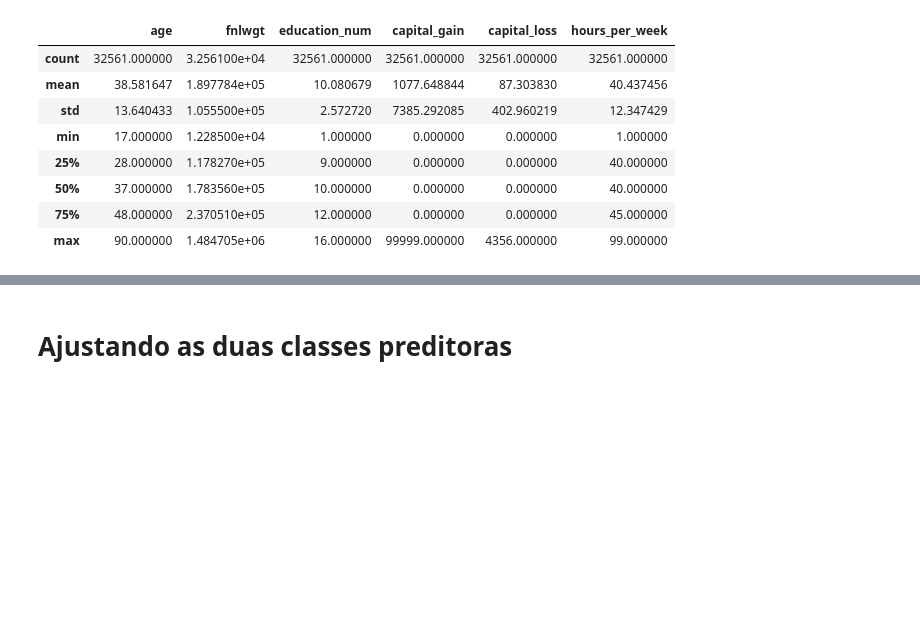
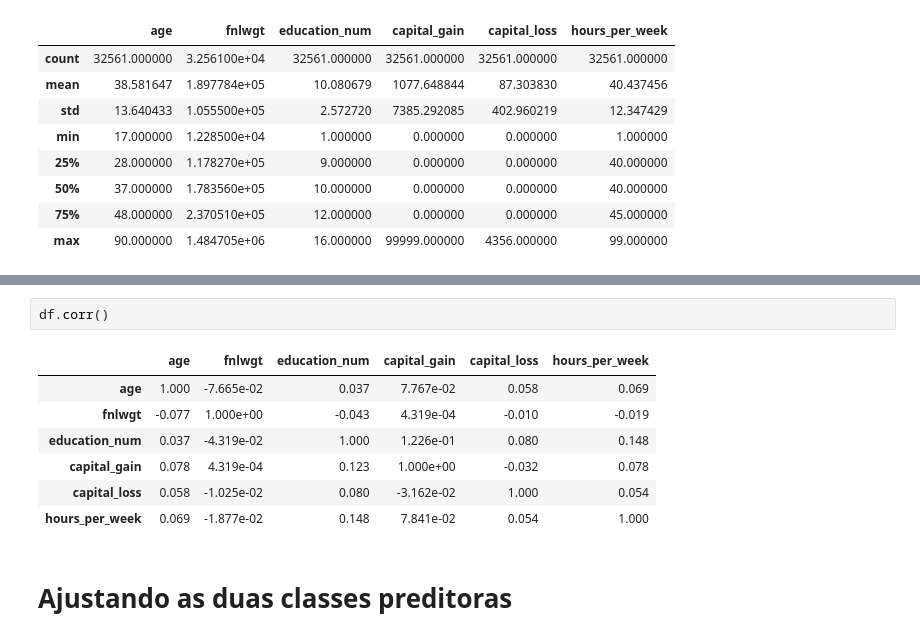
Before and after one commit to Yaak3/Salary_Classification, a Jupyter notebook: project.ipynb, the cells around one changed output, grey strips where cells are left out. Drawn from its saved outputs; the diff is of its cells as text; blank space fills up the shorter version.

```diff
--- a/project.ipynb
+++ b/project.ipynb
@@ -167,3 +177,13 @@ dtype: int64
+# %%
+df.corr()
+# %% [output]
+|  | age | fnlwgt | education_num | capital_gain | capital_loss | hours_per_week |
+| age | 1.000 | -7.665e-02 | 0.037 | 7.767e-02 | 0.058 | 0.069 |
+| fnlwgt | -0.077 | 1.000e+00 | -0.043 | 4.319e-04 | -0.010 | -0.019 |
+| education_num | 0.037 | -4.319e-02 | 1.000 | 1.226e-01 | 0.080 | 0.148 |
+| capital_gain | 0.078 | 4.319e-04 | 0.123 | 1.000e+00 | -0.032 | 0.078 |
+| capital_loss | 0.058 | -1.025e-02 | 0.080 | -3.162e-02 | 1.000 | 0.054 |
+| hours_per_week | 0.069 | -1.877e-02 | 0.148 | 7.841e-02 | 0.054 | 1.000 |
 # %% [markdown]
 # Ajustando as duas classes preditoras
 # %%
```
Also changed, not shown: parts of 7 cells of this notebook.
